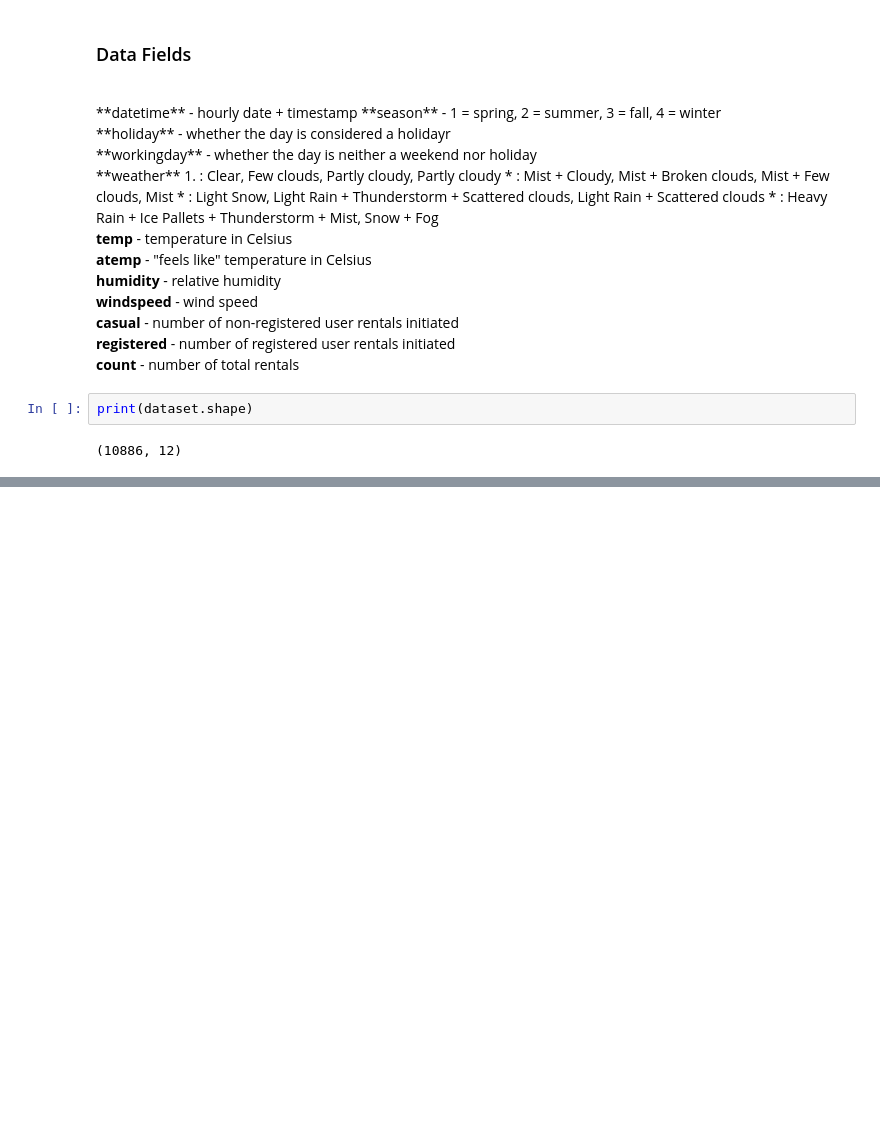
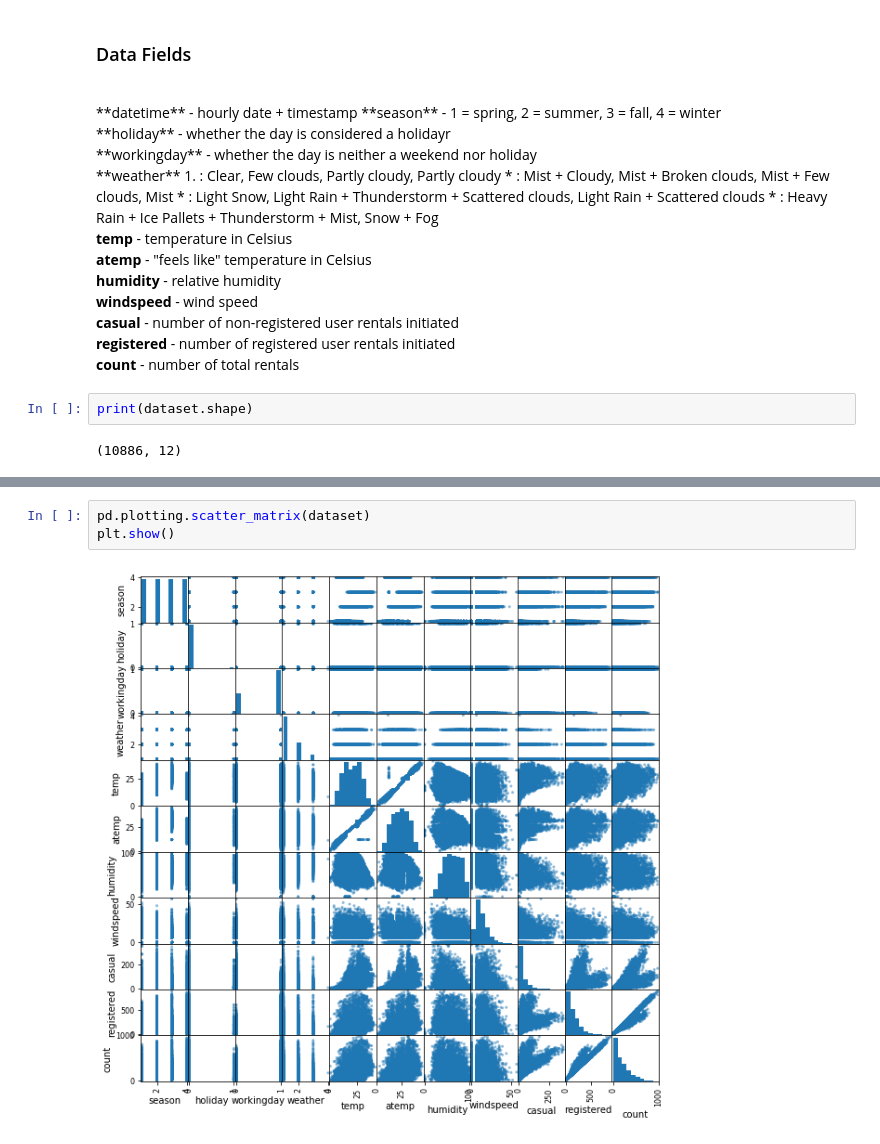
Before and after one commit to Moribund7/Bike_Sharing_Demand, a Jupyter notebook: model.ipynb, the cells around one changed output, grey strips where cells are left out. Saved outputs shown, nothing was run; the diff lists cells and outputs as text; blank space fills up the shorter version.

```diff
--- a/model.ipynb
+++ b/model.ipynb
@@ -63,0 +114,5 @@ print(dataset.shape)
+# %%
+pd.plotting.scatter_matrix(dataset)
+plt.show()
+# %% [output]
+[figure, added]
```
Also changed, not shown: parts of 7 cells of this notebook.
